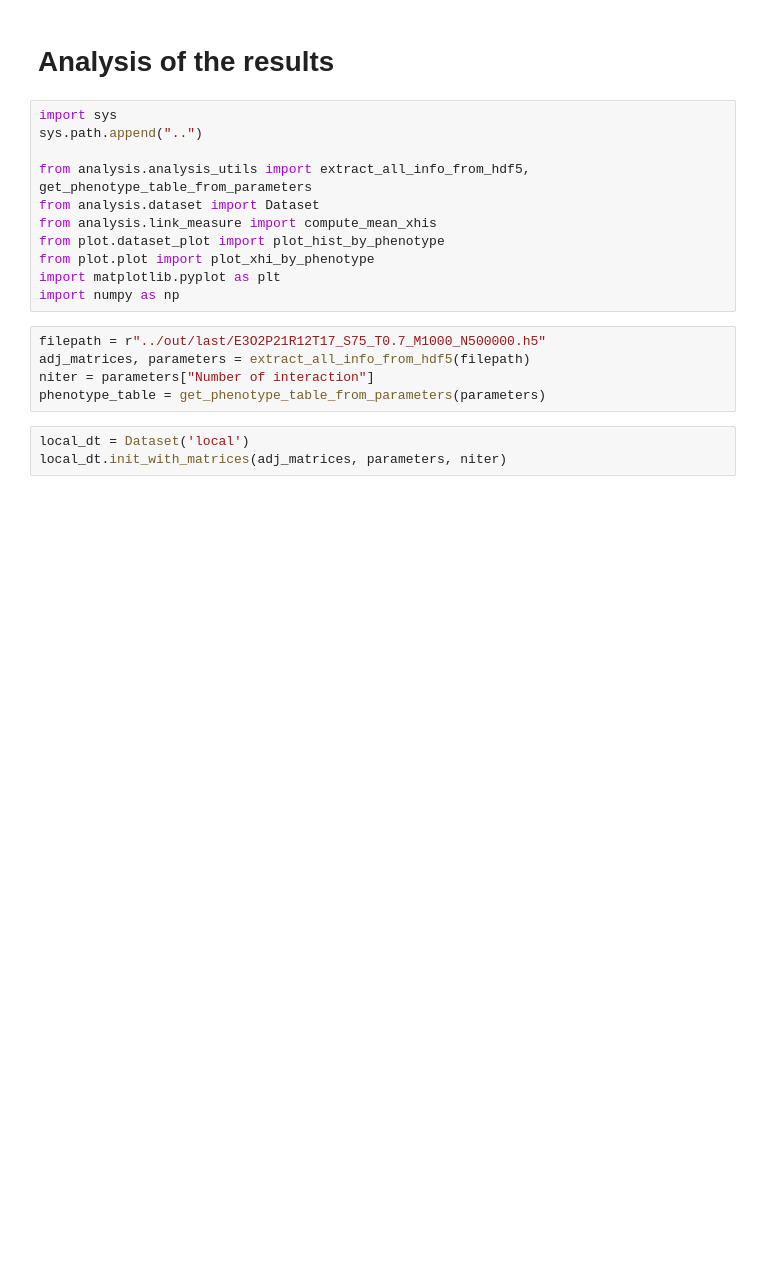
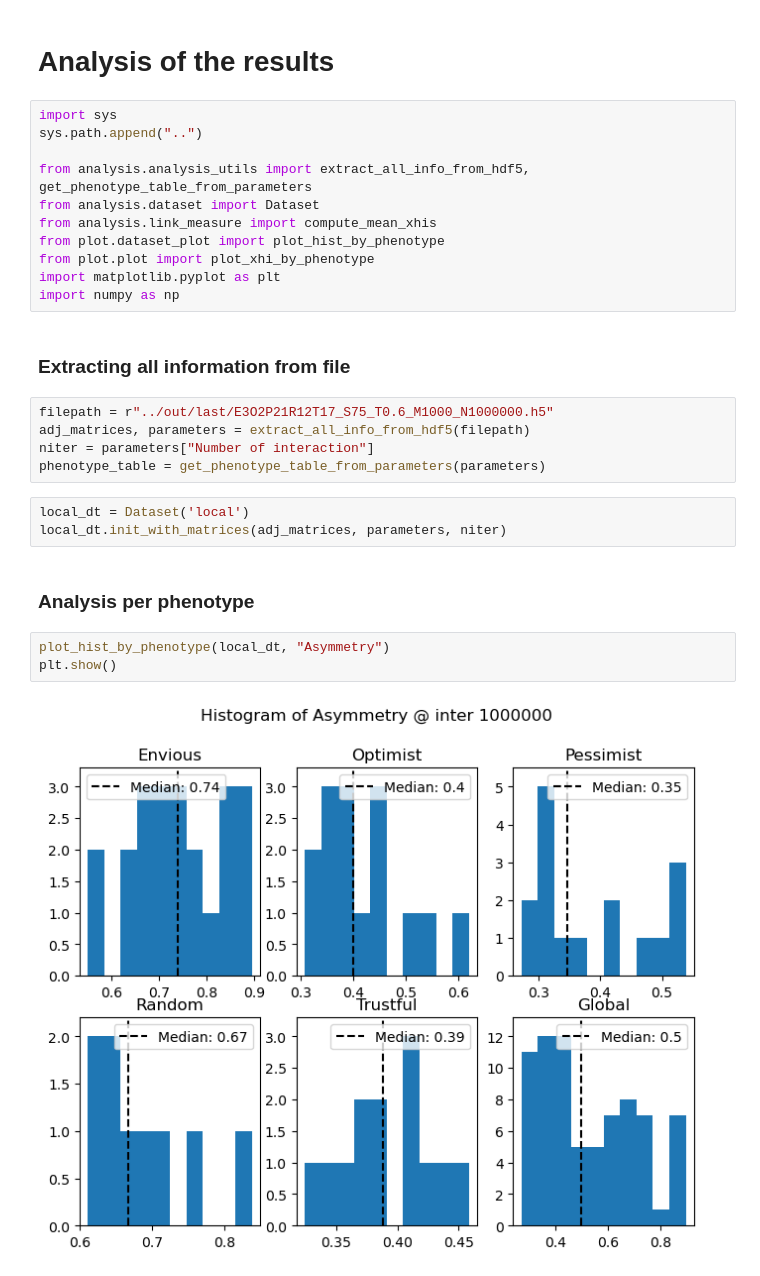
Before and after one commit to yuxuama/reinforcing_learning_social, a Jupyter notebook: notebook/last_analysis.ipynb, the cells around one changed output. Cells and saved outputs as stored; diff of their text form; blank space fills up the shorter version.

```diff
--- a/notebook/last_analysis.ipynb
+++ b/notebook/last_analysis.ipynb
@@ -11,14 +11,23 @@ from plot.dataset_plot import plot_hist_by_phenotype
 from plot.plot import plot_xhi_by_phenotype
 import matplotlib.pyplot as plt
 import numpy as np
+# %% [markdown]
+### Extracting all information from file
 # %%
-filepath = r"../out/last/E3O2P21R12T17_S75_T0.7_M1000_N500000.h5"
+filepath = r"../out/last/E3O2P21R12T17_S75_T0.6_M1000_N1000000.h5"
 adj_matrices, parameters = extract_all_info_from_hdf5(filepath)
 niter = parameters["Number of interaction"]
 phenotype_table = get_phenotype_table_from_parameters(parameters)
 # %%
 local_dt = Dataset('local')
 local_dt.init_with_matrices(adj_matrices, parameters, niter)
+# %% [markdown]
+### Analysis per phenotype
+# %%
+plot_hist_by_phenotype(local_dt, "Asymmetry")
+plt.show()
+# %% [output]
+[figure, added]
 # %%
 plot_hist_by_phenotype(local_dt, 'Eta')
 plt.show()
```
Also changed, not shown: parts of 7 cells of this notebook, 6 other files.
